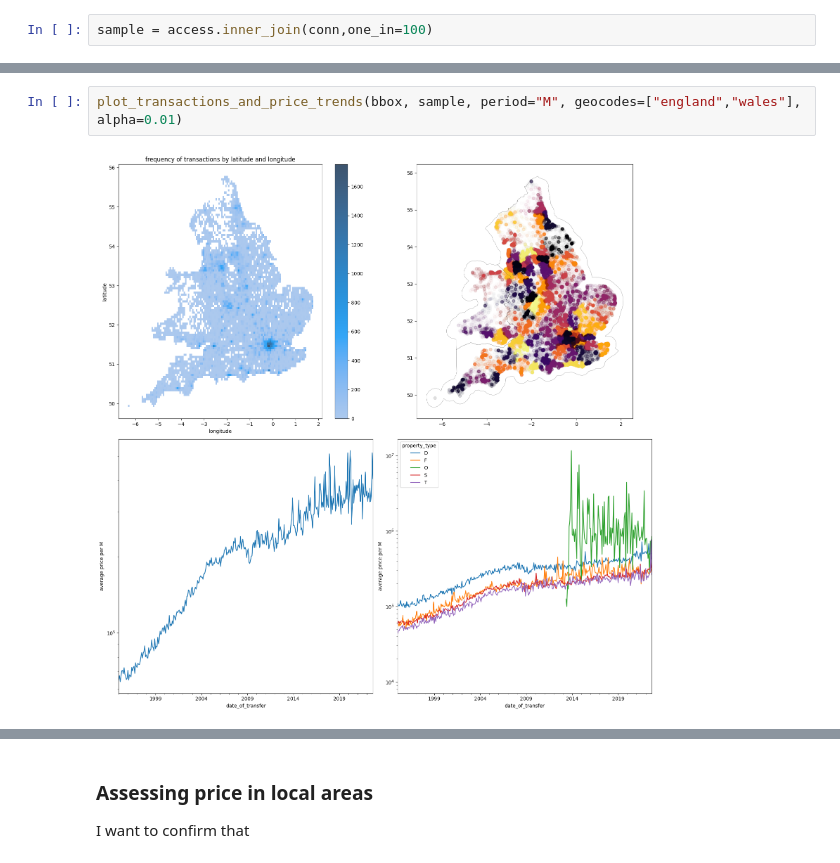
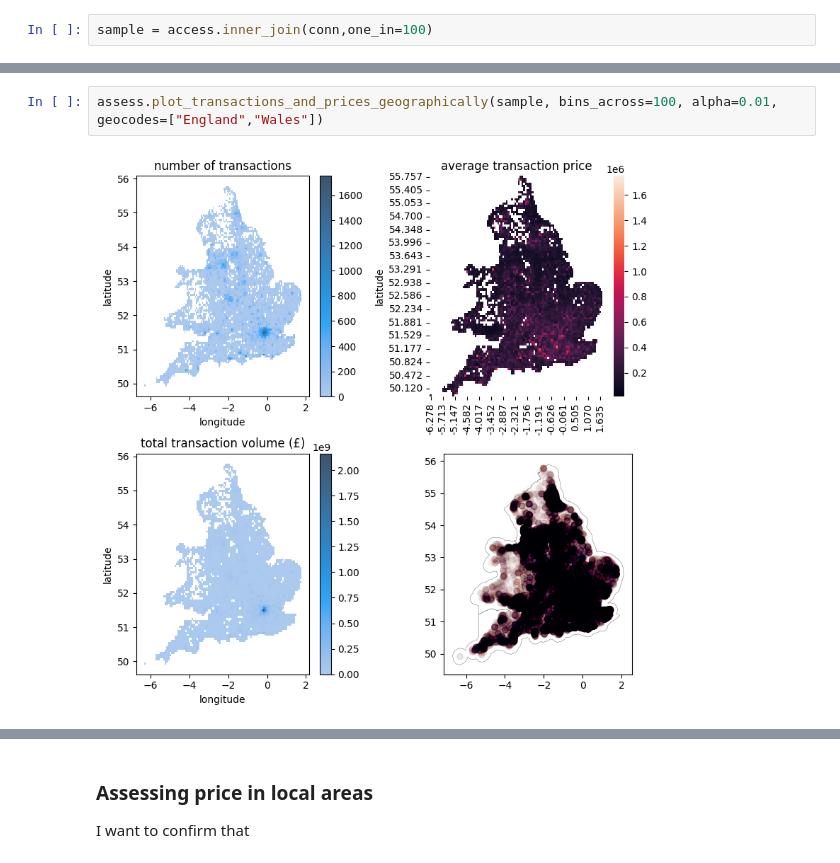
Before and after one commit to printlnHi/ukpricepaid, a Jupyter notebook: notebooks/ads_course_assessment-5.ipynb, the cells around one changed output, grey strips where cells are left out. Drawn from its saved outputs; the diff is of its cells as text.

```diff
--- a/notebooks/ads_course_assessment-5.ipynb
+++ b/notebooks/ads_course_assessment-5.ipynb
@@ -506,4 +476,4 @@ plot_transactions_and_price_trends(bbox, sample.sample(frac=1), period="M", geoc
-# %%
-plot_transactions_and_price_trends(bbox, sample, period="M", geocodes=["england","wales"], alpha=0.01)
-# %% [output]
-[figure, removed]
+# %%
+assess.plot_transactions_and_prices_geographically(sample, bins_across=100, alpha=0.01, geocodes=["England","Wales"])
+# %% [output]
+[figure, added]
```
Also changed, not shown: parts of 35 cells of this notebook, 3 other files.
